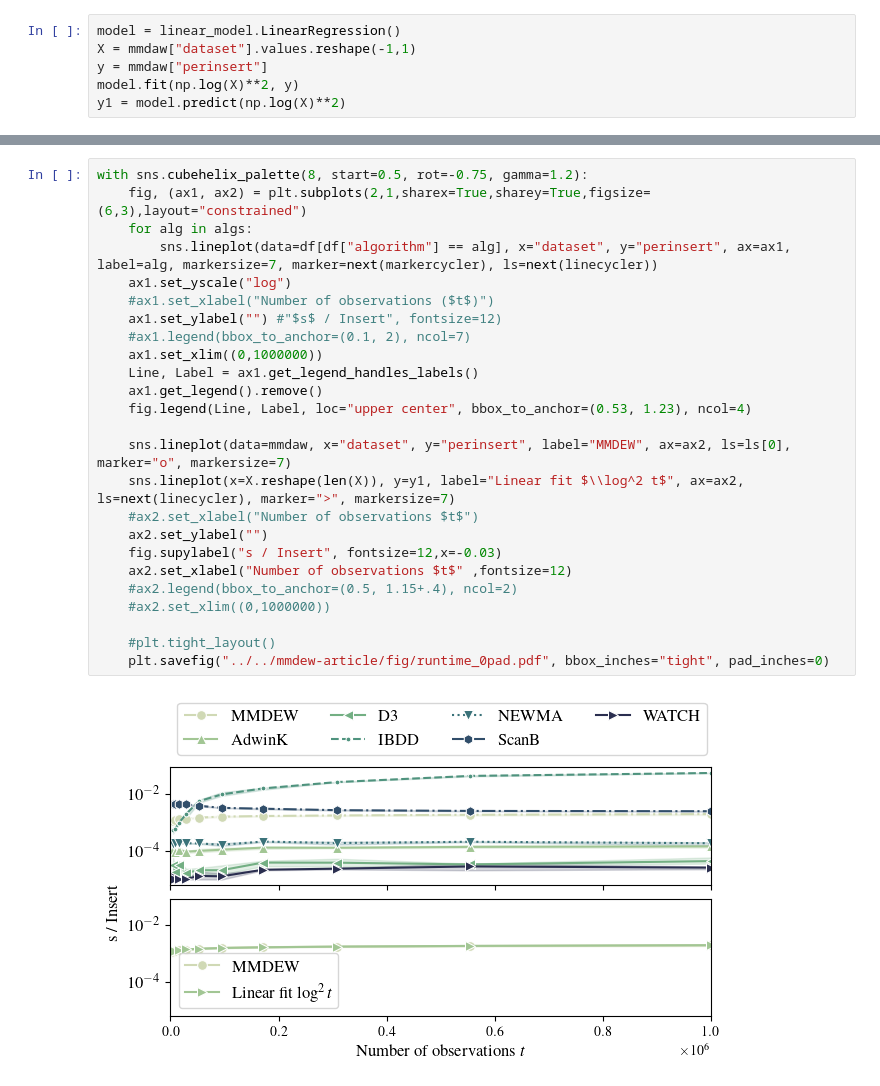
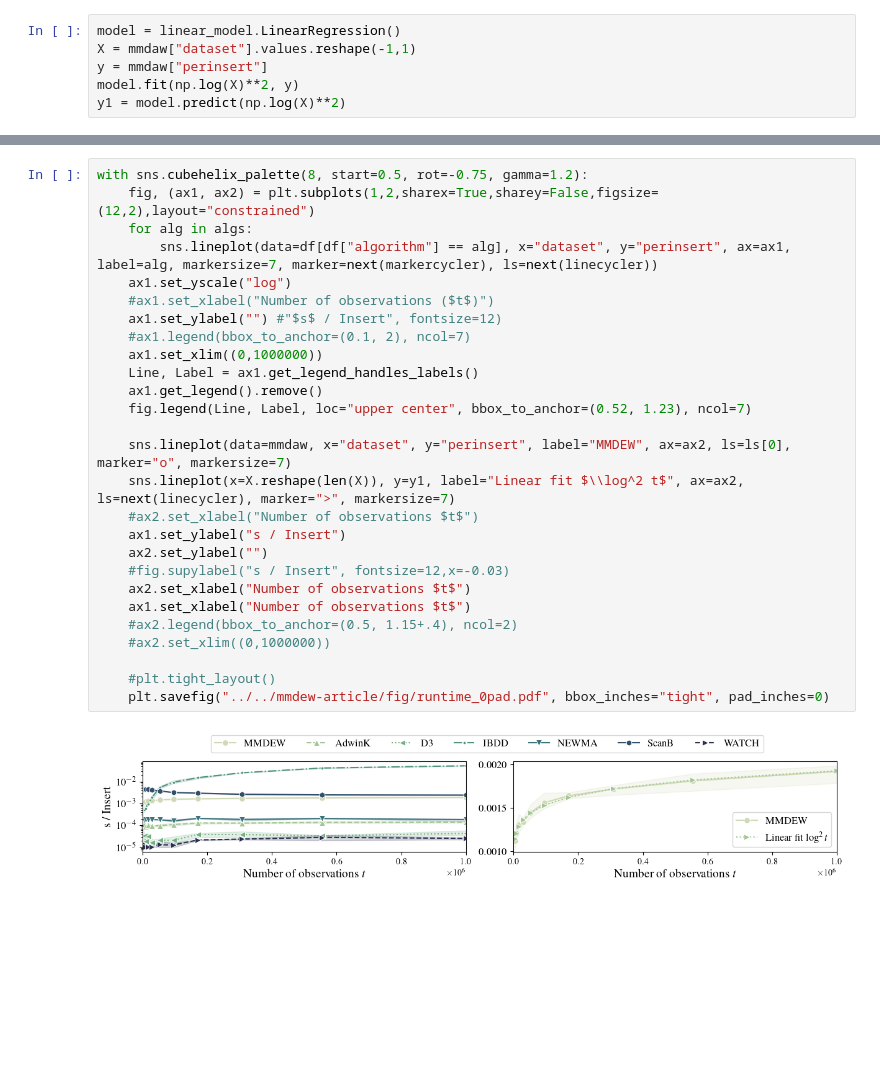
Before and after one commit to FlopsKa/mmdew-change-detector, a Jupyter notebook: notebooks/02_plot_runtime.ipynb, the cells around one changed output, grey strips where cells are left out. Drawn from its saved outputs; the diff is of its cells as text; blank space fills up the shorter version.

```diff
--- a/notebooks/02_plot_runtime.ipynb
+++ b/notebooks/02_plot_runtime.ipynb
@@ -75,27 +75,29 @@ np.sum((y-y1)**2)
 # %%
 with sns.cubehelix_palette(8, start=0.5, rot=-0.75, gamma=1.2):
-    fig, (ax1, ax2) = plt.subplots(2,1,sharex=True,sharey=True,figsize=(6,3),layout="constrained")
+    fig, (ax1, ax2) = plt.subplots(1,2,sharex=True,sharey=False,figsize=(12,2),layout="constrained")
     for alg in algs:
         sns.lineplot(data=df[df["algorithm"] == alg], x="dataset", y="perinsert", ax=ax1, label=alg, markersize=7, marker=next(markercycler), ls=next(linecycler))
     ax1.set_yscale("log")
     #ax1.set_xlabel("Number of observations ($t$)")
     ax1.set_ylabel("") #"$s$ / Insert", fontsize=12)
     #ax1.legend(bbox_to_anchor=(0.1, 2), ncol=7)
     ax1.set_xlim((0,1000000))
     Line, Label = ax1.get_legend_handles_labels()
     ax1.get_legend().remove()
-    fig.legend(Line, Label, loc="upper center", bbox_to_anchor=(0.53, 1.23), ncol=4)
+    fig.legend(Line, Label, loc="upper center", bbox_to_anchor=(0.52, 1.23), ncol=7)
 
     sns.lineplot(data=mmdaw, x="dataset", y="perinsert", label="MMDEW", ax=ax2, ls=ls[0], marker="o", markersize=7)
     sns.lineplot(x=X.reshape(len(X)), y=y1, label="Linear fit $\\log^2 t$", ax=ax2, ls=next(linecycler), marker=">", markersize=7)
     #ax2.set_xlabel("Number of observations $t$")
+    ax1.set_ylabel("s / Insert")
     ax2.set_ylabel("")
-    fig.supylabel("s / Insert", fontsize=12,x=-0.03)
-    ax2.set_xlabel("Number of observations $t$" ,fontsize=12)
+    #fig.supylabel("s / Insert", fontsize=12,x=-0.03)
+    ax2.set_xlabel("Number of observations $t$")
+    ax1.set_xlabel("Number of observations $t$")
     #ax2.legend(bbox_to_anchor=(0.5, 1.15+.4), ncol=2)
     #ax2.set_xlim((0,1000000))
 
     #plt.tight_layout()
     plt.savefig("../../mmdew-article/fig/runtime_0pad.pdf", bbox_inches="tight", pad_inches=0)
 # %% [output]
-[figure, old version]
+[figure, new version]
```
Also changed, not shown: parts of 1 cell of this notebook, 37 other files.
